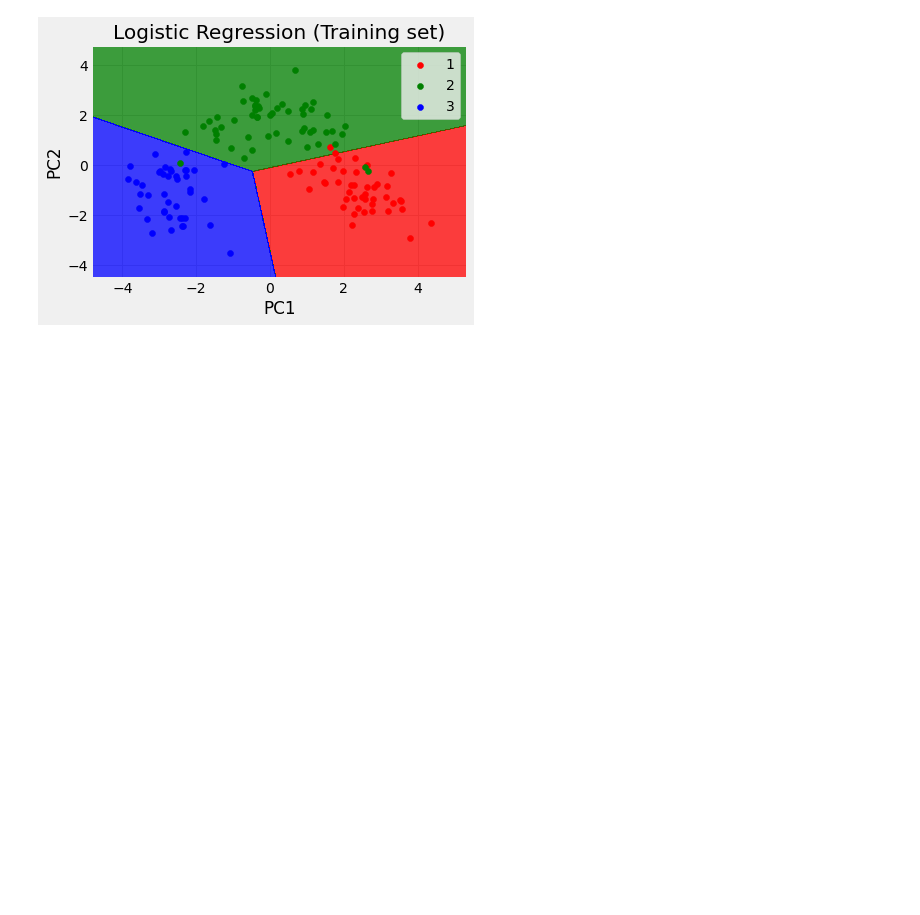
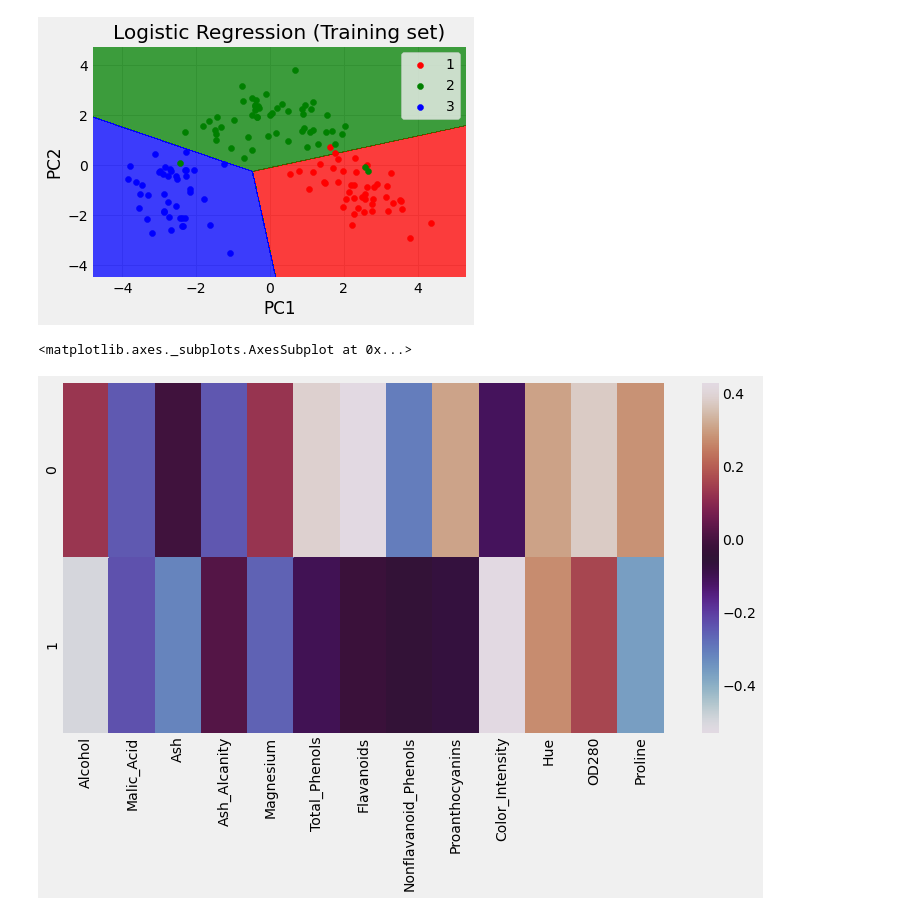
Before and after one commit to julian-masdatascience/ML, a Jupyter notebook: ML_No_Supervisado.ipynb, the cells around one changed output. Saved outputs shown, nothing was run; the diff lists cells and outputs as text; code cells hidden in the pictures; blank space fills up the shorter version.

```diff
--- a/ML_No_Supervisado.ipynb
+++ b/ML_No_Supervisado.ipynb
@@ -388,3 +391,10 @@ plt.show()
 'c' argument looks like a single numeric RGB or RGBA sequence, which should be avoided as value-mapping will have precedence in case its length matches with 'x' & 'y'.  Please use a 2-D array with a s ...
 'c' argument looks like a single numeric RGB or RGBA sequence, which should be avoided as value-mapping will have precedence in case its length matches with 'x' & 'y'.  Please use a 2-D array with a s ...
 [figure]
+# %%
+map= pd.DataFrame(pca.components_,columns=df.columns[:-1])
+plt.figure(figsize=(12,6))
+sns.heatmap(map,cmap='twilight')
+# %% [output]
+<matplotlib.axes._subplots.AxesSubplot at 0x...>
+[figure, added]
```
Also changed, not shown: parts of 11 cells of this notebook.
